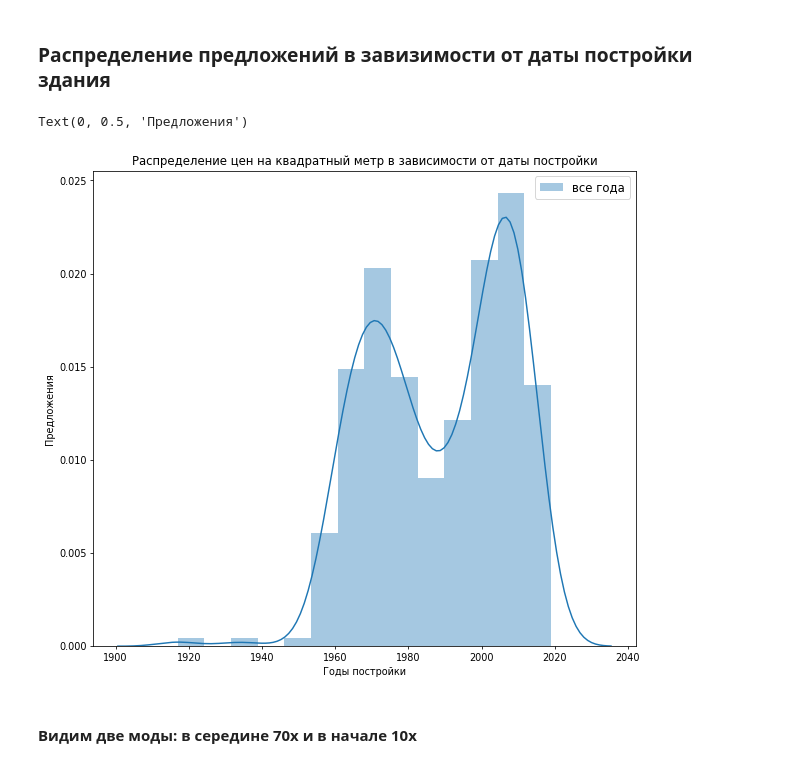
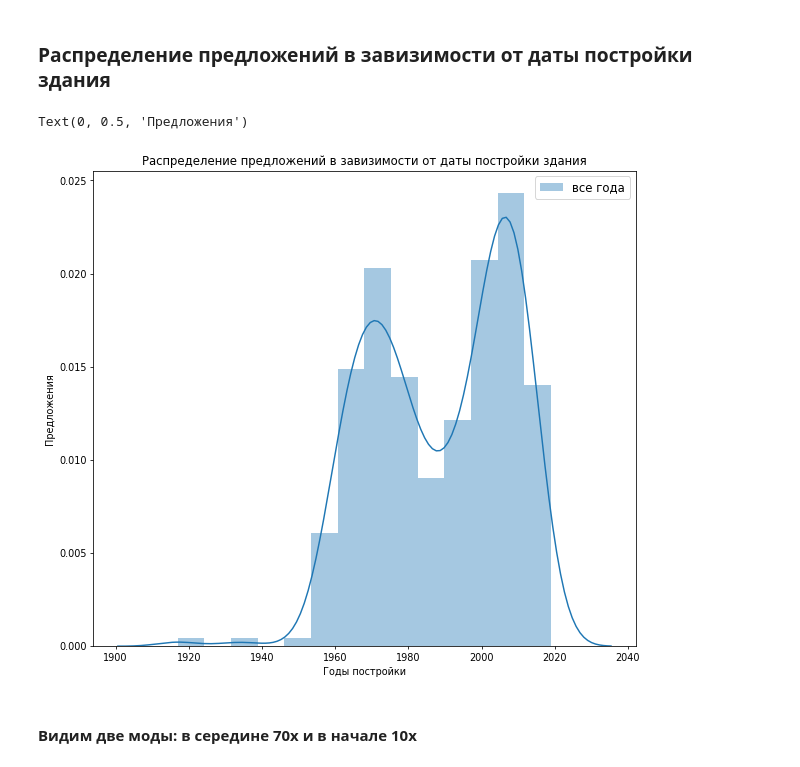
Before and after one commit to lenarsaitov/cianparser, a Jupyter notebook: research_results_data.ipynb, the cells around one changed output. Saved outputs shown, nothing was run; the diff lists cells and outputs as text; code cells hidden in the pictures.

```diff
--- a/research_results_data.ipynb
+++ b/research_results_data.ipynb
@@ -148,14 +152,14 @@ memory usage: 51.2+ KB
 # %%
 fig=plt.figure(figsize=(10, 9), dpi= 70, facecolor='w', edgecolor='k')
 sns.distplot(data['Year_of_construction'],  kde=True, label='все года')
 
 plt.legend(prop={'size': 12})
-plt.title('Распределение цен на квадратный метр в зависимости от даты постройки')
+plt.title('Распределение предложений в завизимости от даты постройки здания')
 plt.xlabel('Годы постройки')
 plt.ylabel('Предложения')
 # %% [output]
 Text(0, 0.5, 'Предложения')
-[figure, old version]
+[figure, new version]
 # %% [markdown]
 #### Видим две моды: в середине 70х и в начале 10х
 # %% [markdown]
```
Also changed, not shown: parts of 3 cells of this notebook.
